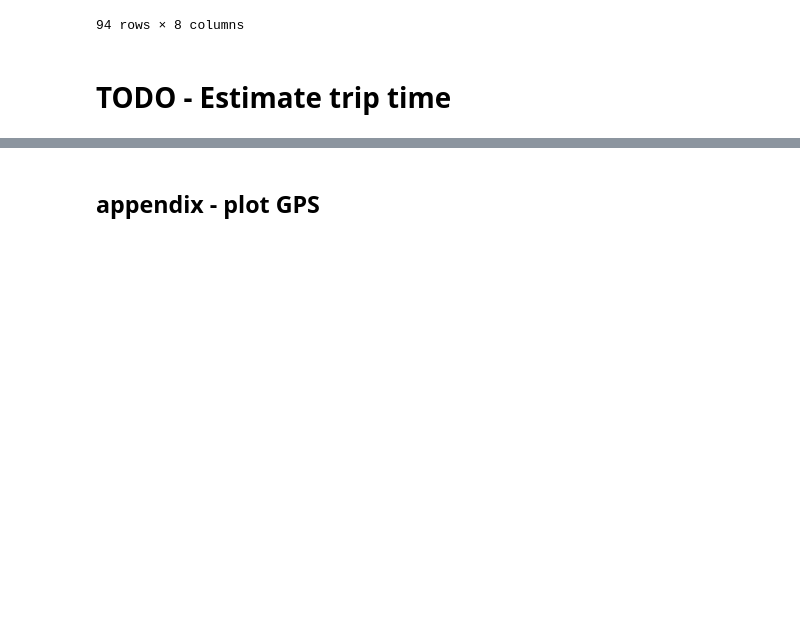
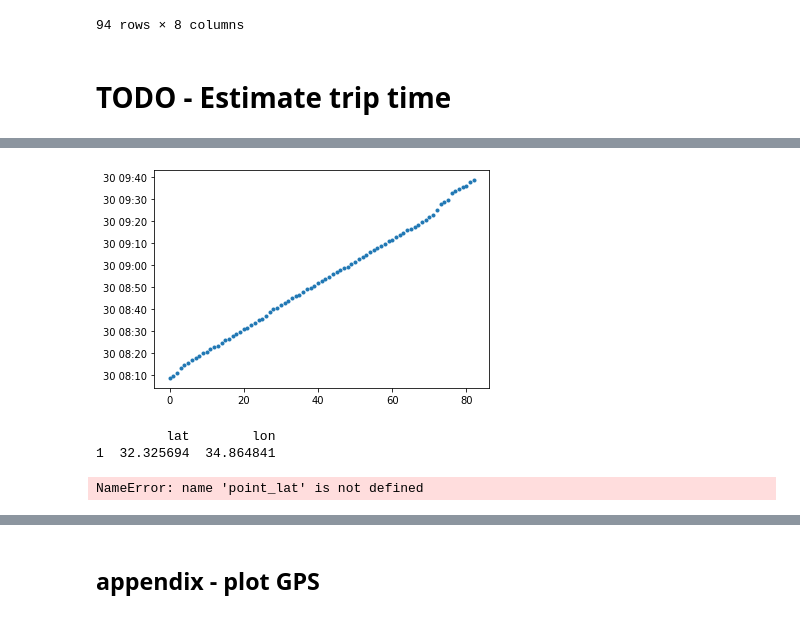
Before and after one commit to hasadna/open-bus, a Jupyter notebook: notebooks/Nativ_plus_get_trips_duration_Nov_2019.ipynb, the cells around one changed output, grey strips where cells are left out. Saved outputs shown, nothing was run; the diff lists cells and outputs as text; code cells hidden in the pictures; blank space fills up the shorter version.

```diff
--- a/notebooks/Nativ_plus_get_trips_duration_Nov_2019.ipynb
+++ b/notebooks/Nativ_plus_get_trips_duration_Nov_2019.ipynb
@@ -380,0 +394,6 @@ ogrp
+# %%
+# sanity check - entries by "time recorded"
+plt.plot(ord_trip.datetime_recorded.reset_index(drop=True), marker='.', ls='')
+plt.show()
+# %% [output]
+[figure, added]
@@ -381,3 +453,12 @@ ogrp
+# %%
+# TODO - get last stop ind
+detect_bus_at_stops(ord_trip, stops_data2[(stops_data2.route_id == ord_trip.route_id.iloc[0]) &
+                                          (stops_data2.date == ord_trip.date_recorded.iloc[0])],
+                    [1], closest_to_point)
+# %% [output]
+         lat        lon
+1  32.325694  34.864841
+NameError: name 'point_lat' is not defined
 # %%
 ### GPS for a specific stop! TODO - insert to a function and apply to 2nd and last stops.
 stop_ind = 1
```
Also changed, not shown: parts of 18 cells of this notebook.
